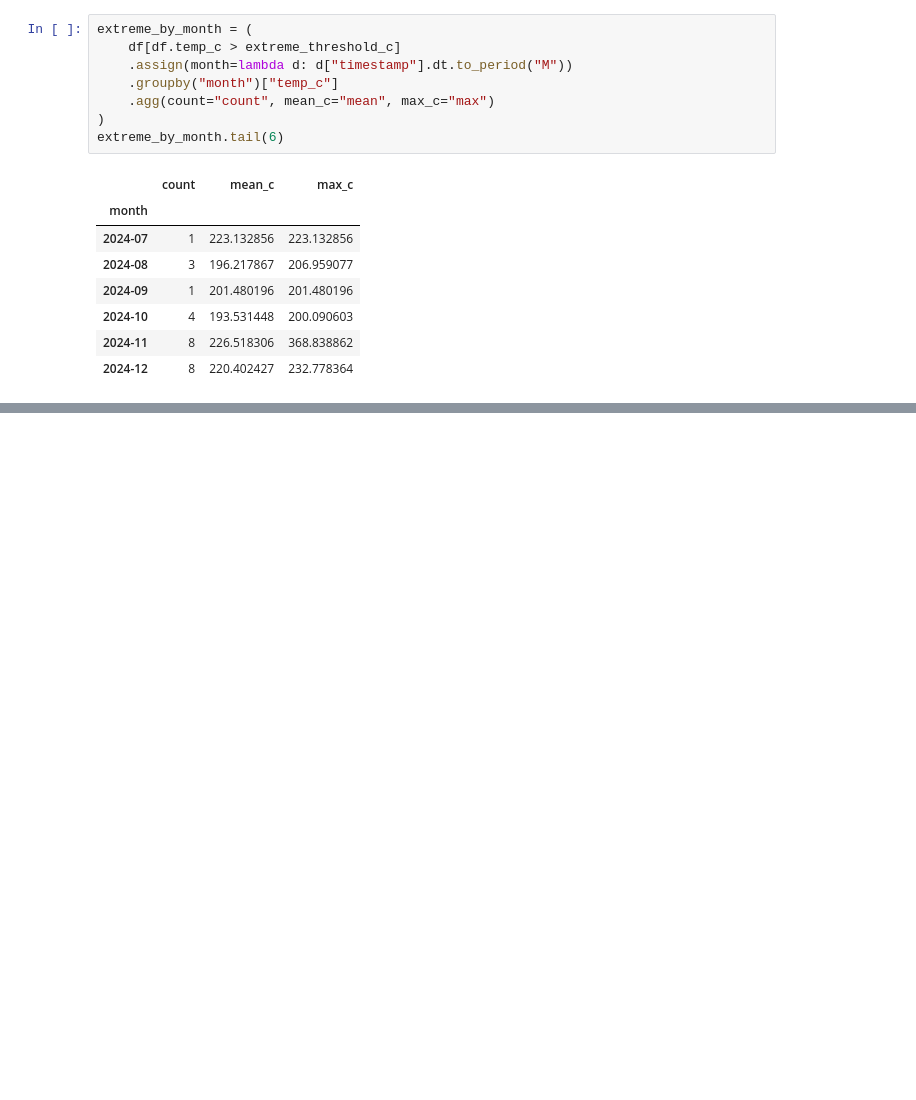
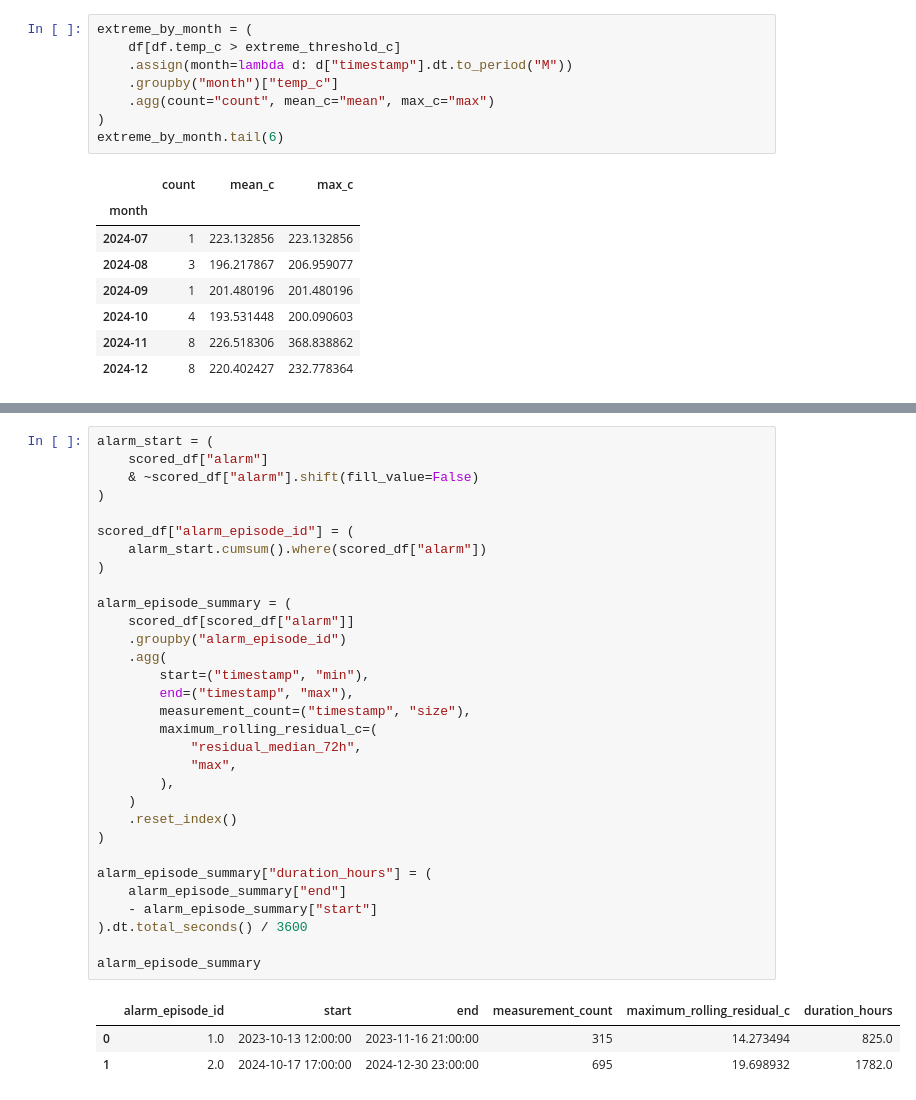
Before and after one commit to NoamLA/skf-ds-home-assignment, a Jupyter notebook: notebooks/analysis_and_model_selection.ipynb, the cells around one changed output, grey strips where cells are left out. Cells and saved outputs as stored; diff of their text form; blank space fills up the shorter version.

```diff
--- a/notebooks/analysis_and_model_selection.ipynb
+++ b/notebooks/analysis_and_model_selection.ipynb
@@ -602,0 +1161,35 @@ Threshold and required duration are not settled yet and would need to be checked
+# %%
+alarm_start = (
+    scored_df["alarm"]
+    & ~scored_df["alarm"].shift(fill_value=False)
+)
+
+scored_df["alarm_episode_id"] = (
+    alarm_start.cumsum().where(scored_df["alarm"])
+)
+
+alarm_episode_summary = (
+    scored_df[scored_df["alarm"]]
+    .groupby("alarm_episode_id")
+    .agg(
+        start=("timestamp", "min"),
+        end=("timestamp", "max"),
+        measurement_count=("timestamp", "size"),
+        maximum_rolling_residual_c=(
+            "residual_median_72h",
+            "max",
+        ),
+    )
+    .reset_index()
+)
+
+alarm_episode_summary["duration_hours"] = (
+    alarm_episode_summary["end"]
+    - alarm_episode_summary["start"]
+).dt.total_seconds() / 3600
+
+alarm_episode_summary
+# %% [output]
+|  | alarm_episode_id | start | end | measurement_count | maximum_rolling_residual_c | duration_hours |
+| 0 | 1.0 | 2023-10-13 12:00:00 | 2023-11-16 21:00:00 | 315 | 14.273494 | 825.0 |
+| 1 | 2.0 | 2024-10-17 17:00:00 | 2024-12-30 23:00:00 | 695 | 19.698932 | 1782.0 |
```
Also changed, not shown: parts of 43 cells of this notebook.
